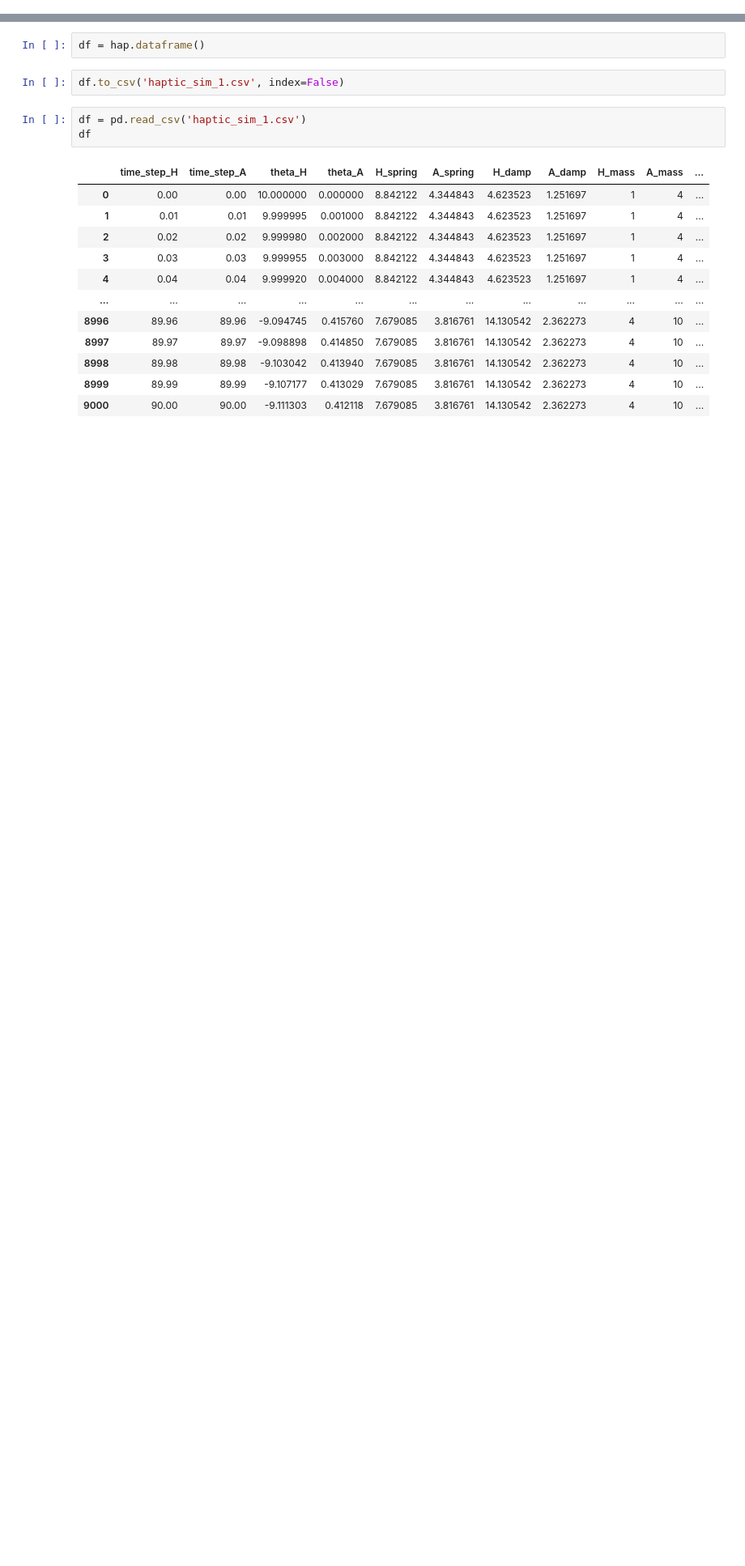
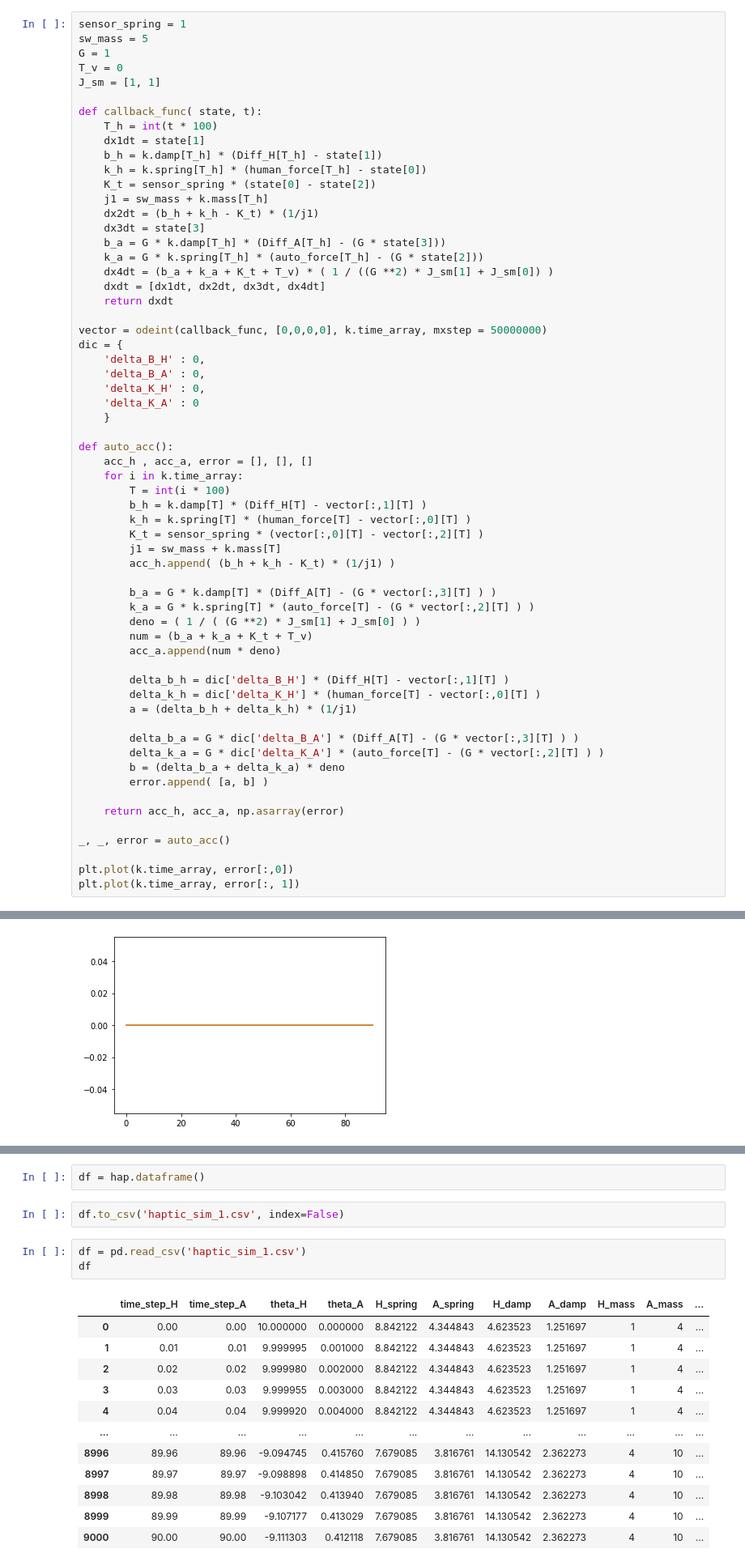
Before and after one commit to bharadwaj1098/Auto, a Jupyter notebook: haptic_graph.ipynb, the cells around one changed output, grey strips where cells are left out. Shown at 81% size. Cells and saved outputs as stored; diff of their text form; blank space fills up the shorter version.

```diff
--- a/haptic_graph.ipynb
+++ b/haptic_graph.ipynb
@@ -0,0 +32,62 @@
+# %%
+sensor_spring = 1
+sw_mass = 5
+G = 1
+T_v = 0
+J_sm = [1, 1]
+
+def callback_func( state, t):
+    T_h = int(t * 100)
+    dx1dt = state[1]
+    b_h = k.damp[T_h] * (Diff_H[T_h] - state[1])
+    k_h = k.spring[T_h] * (human_force[T_h] - state[0])
+    K_t = sensor_spring * (state[0] - state[2])
+    j1 = sw_mass + k.mass[T_h]
+    dx2dt = (b_h + k_h - K_t) * (1/j1)
+    dx3dt = state[3]
+    b_a = G * k.damp[T_h] * (Diff_A[T_h] - (G * state[3]))
+    k_a = G * k.spring[T_h] * (auto_force[T_h] - (G * state[2]))
+    dx4dt = (b_a + k_a + K_t + T_v) * ( 1 / ((G **2) * J_sm[1] + J_sm[0]) )
+    dxdt = [dx1dt, dx2dt, dx3dt, dx4dt]
+    return dxdt
+
+vector = odeint(callback_func, [0,0,0,0], k.time_array, mxstep = 50000000)
+dic = {
+    'delta_B_H' : 0,
+    'delta_B_A' : 0,
+    'delta_K_H' : 0,
+    'delta_K_A' : 0
+    }
+
+def auto_acc():
+    acc_h , acc_a, error = [], [], []
+    for i in k.time_array:
+        T = int(i * 100)
+        b_h = k.damp[T] * (Diff_H[T] - vector[:,1][T] )
+        k_h = k.spring[T] * (human_force[T] - vector[:,0][T] )
+        K_t = sensor_spring * (vector[:,0][T] - vector[:,2][T] )
+        j1 = sw_mass + k.mass[T]
+        acc_h.append( (b_h + k_h - K_t) * (1/j1) )
+
+        b_a = G * k.damp[T] * (Diff_A[T] - (G * vector[:,3][T] ) )
+        k_a = G * k.spring[T] * (auto_force[T] - (G * vector[:,2][T] ) )
+        deno = ( 1 / ( (G **2) * J_sm[1] + J_sm[0] ) )
+        num = (b_a + k_a + K_t + T_v)
+        acc_a.append(num * deno)
+
+        delta_b_h = dic['delta_B_H'] * (Diff_H[T] - vector[:,1][T] )
+        delta_k_h = dic['delta_K_H'] * (human_force[T] - vector[:,0][T] )
+        a = (delta_b_h + delta_k_h) * (1/j1)
+
+        delta_b_a = G * dic['delta_B_A'] * (Diff_A[T] - (G * vector[:,3][T] ) )
+        delta_k_a = G * dic['delta_K_A'] * (auto_force[T] - (G * vector[:,2][T] ) )
+        b = (delta_b_a + delta_k_a) * deno
+        error.append( [a, b] )
+
+    return acc_h, acc_a, np.asarray(error)
+
+_, _, error = auto_acc()
+
+plt.plot(k.time_array, error[:,0])
+plt.plot(k.time_array, error[:, 1])
+# %% [output]
@@ -0,0 +95 @@
+[figure, added]
```
Also changed, not shown: parts of 13 cells of this notebook, 7 other files.
